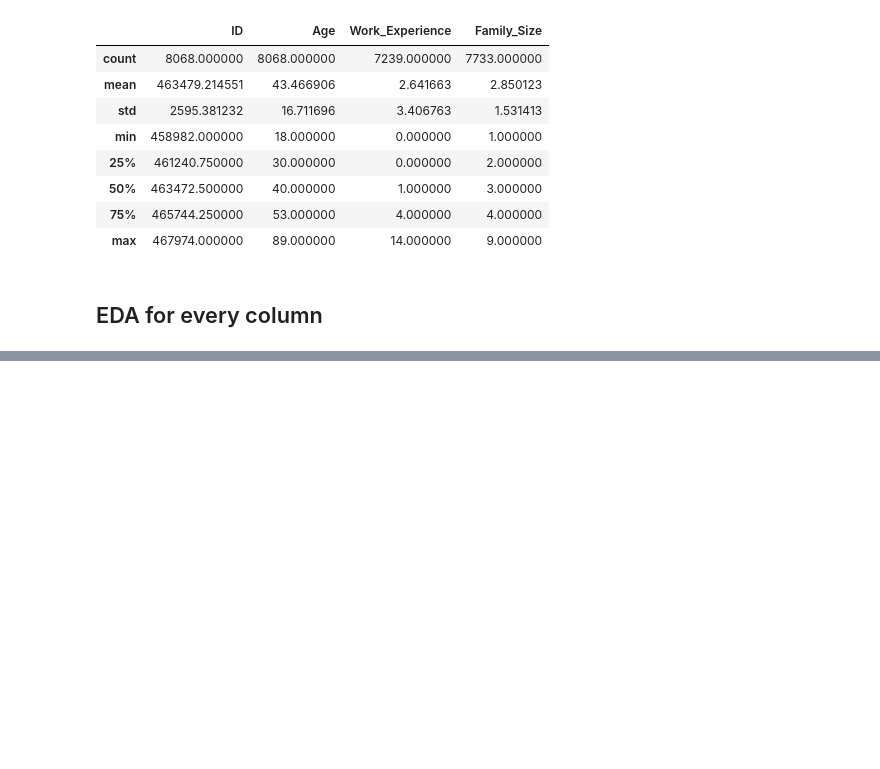
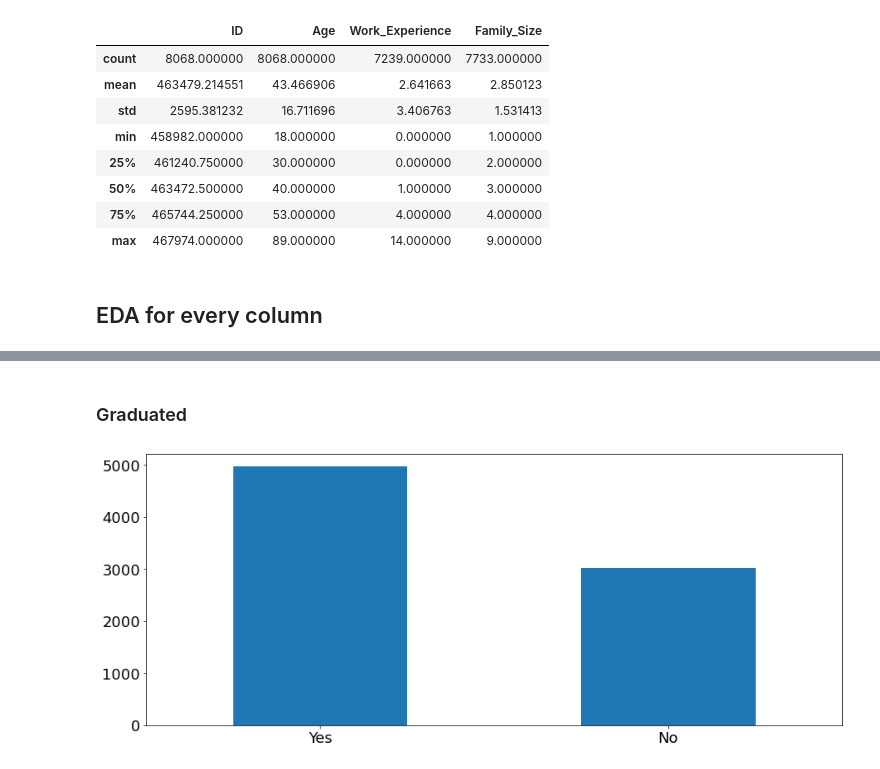
Before and after one commit to Yoyoyamato/customer-segmentation-classification, a Jupyter notebook: EDA.ipynb, the cells around one changed output, grey strips where cells are left out. Drawn from its saved outputs; the diff is of its cells as text; code cells hidden in the pictures; blank space fills up the shorter version.

```diff
--- a/EDA.ipynb
+++ b/EDA.ipynb
@@ -51,0 +75,8 @@ df.describe()
+# %% [markdown]
+### Graduated
+# %%
+df['Graduated'].value_counts().plot(kind = 'bar')
+plt.xticks(rotation = 0)
+plt.show()
+# %% [output]
+[figure, added]
```
Also changed, not shown: parts of 18 cells of this notebook.
